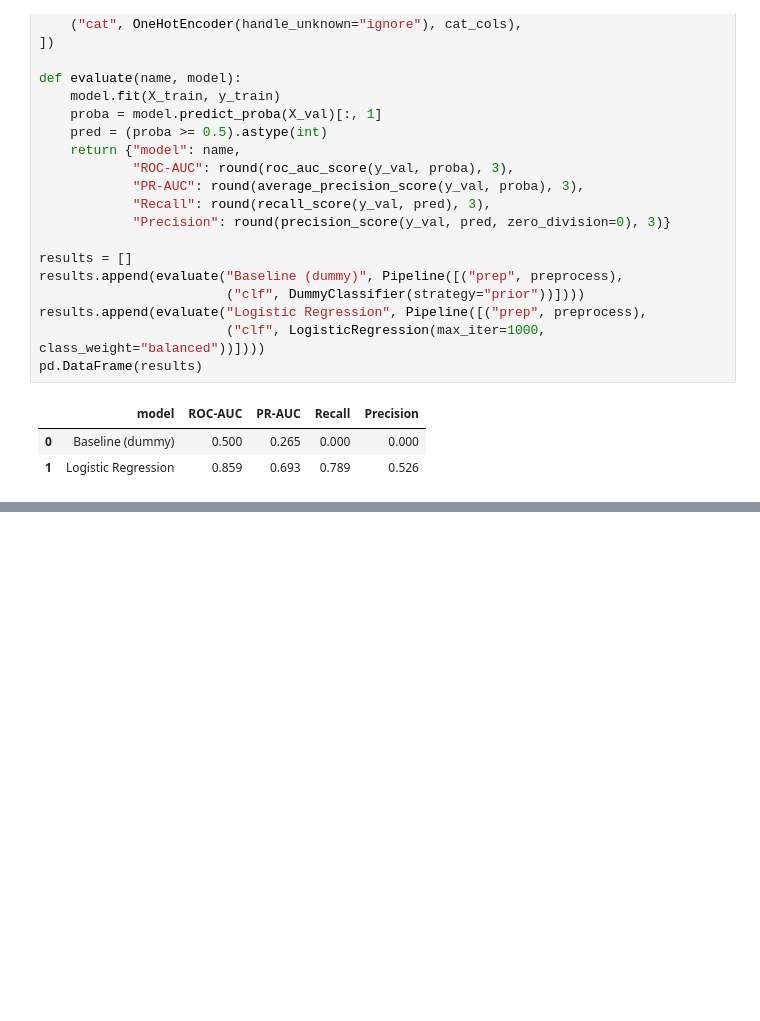
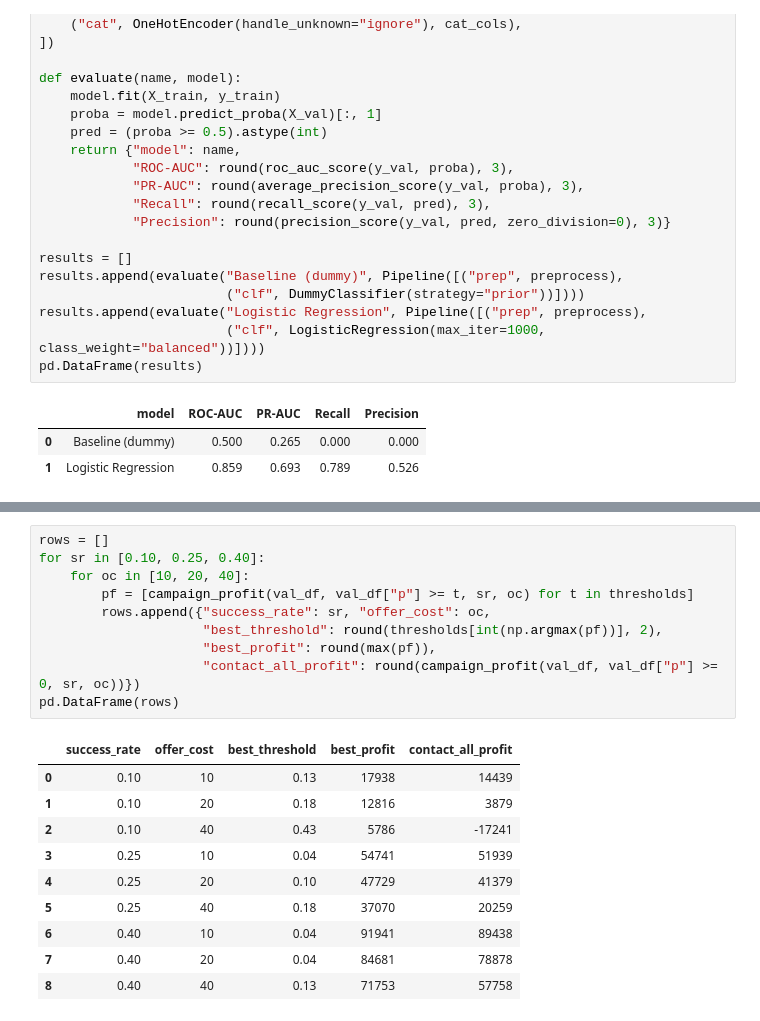
Before and after one commit to saragirl2003/customer-churn-retention, a Jupyter notebook: notebooks/06_modeling.ipynb, the cells around one changed output, grey strips where cells are left out. Drawn from its saved outputs; the diff is of its cells as text; blank space fills up the shorter version.

```diff
--- a/notebooks/06_modeling.ipynb
+++ b/notebooks/06_modeling.ipynb
@@ -61,0 +229,21 @@ pd.DataFrame(results)
+# %%
+rows = []
+for sr in [0.10, 0.25, 0.40]:
+    for oc in [10, 20, 40]:
+        pf = [campaign_profit(val_df, val_df["p"] >= t, sr, oc) for t in thresholds]
+        rows.append({"success_rate": sr, "offer_cost": oc,
+                     "best_threshold": round(thresholds[int(np.argmax(pf))], 2),
+                     "best_profit": round(max(pf)),
+                     "contact_all_profit": round(campaign_profit(val_df, val_df["p"] >= 0, sr, oc))})
+pd.DataFrame(rows)
+# %% [output]
+|  | success_rate | offer_cost | best_threshold | best_profit | contact_all_profit |
+| 0 | 0.10 | 10 | 0.13 | 17938 | 14439 |
+| 1 | 0.10 | 20 | 0.18 | 12816 | 3879 |
+| 2 | 0.10 | 40 | 0.43 | 5786 | -17241 |
+| 3 | 0.25 | 10 | 0.04 | 54741 | 51939 |
+| 4 | 0.25 | 20 | 0.10 | 47729 | 41379 |
+| 5 | 0.25 | 40 | 0.18 | 37070 | 20259 |
+| 6 | 0.40 | 10 | 0.04 | 91941 | 89438 |
+| 7 | 0.40 | 20 | 0.04 | 84681 | 78878 |
+| 8 | 0.40 | 40 | 0.13 | 71753 | 57758 |
```
Also changed, not shown: parts of 5 cells of this notebook, 6 other files.
